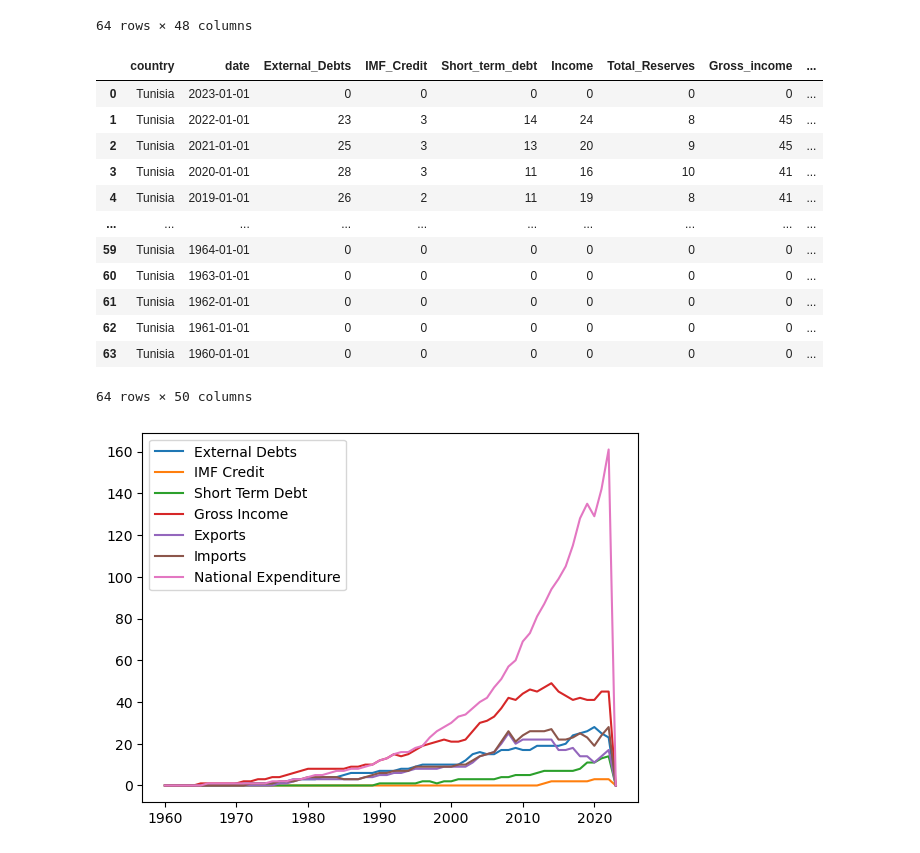
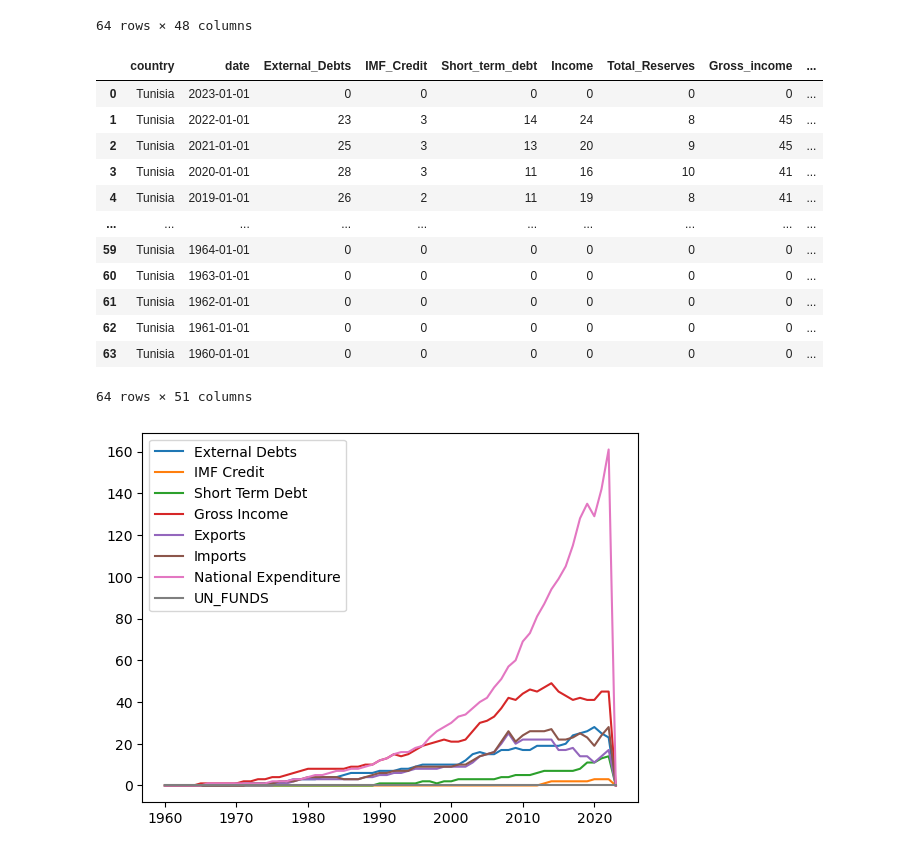
Before and after one commit to pullz6/Debt_Analysis, a Jupyter notebook: Getting-Debt-Stats-from-API.ipynb, the cells around one changed output. Drawn from its saved outputs; the diff is of its cells as text; code cells hidden in the pictures.

Commit message:
Final plotting

```diff
--- a/Getting-Debt-Stats-from-API.ipynb
+++ b/Getting-Debt-Stats-from-API.ipynb
@@ -152,10 +152,10 @@ indicators = {"DT.DOD.DLXF.CD": "External_Debts",
               "DT.NFL.WFPG.CD":"WFP",
               "DT.NFL.WHOL.CD":"WHO",
               "DT.NFL.WITC.CD":"WTO-ITC",
-              "BM.GSR.MRCH.CD":"Goods imports",
-              "BM.GSR.NFSV.CD":"Service imports",
-              "BX.GSR.MRCH.CD":"Goods exports",
-              "BX.GSR.NFSV.CD":"Service exports",
+              "BM.GSR.MRCH.CD":"Goods_imports",
+              "BM.GSR.NFSV.CD":"Service_imports",
+              "BX.GSR.MRCH.CD":"Goods_exports",
+              "BX.GSR.NFSV.CD":"Service_exports",
               "TM.VAL.AGRI.ZS.UN":"Agri_raw_materials_imports",
               "TM.VAL.FOOD.ZS.UN":"Food_imports",
               "TM.VAL.FUEL.ZS.UN":"Fuel_imports",
@@ -230,6 +230,8 @@ df['UNWTO'] = df['UNWTO'].apply(formatNum)
 df['WFP'] = df['WFP'].apply(formatNum)
 df['WHO'] = df['WHO'].apply(formatNum)
 df['WTO-ITC'] = df['WTO-ITC'].apply(formatNum)
+
+df['UN_FUNDS'] = df['SDGFUND']+df['SPRP']+df['UNAIDS']+df['UNCDF']+df['UNICEF']+df['UNHCR']+df['UNCTAD']+df['UNCOVID']+df['UNDP']+df['UNECE']+df['UNEP']+df['UNFPA']+df['UNIDIR']+df['UNRWA']+df['UNTA']+df['UNWOMEN']+df['UNWTO']+df['WFP']+df['WHO']+df['WTO-ITC']
 # %%
 df
 # %% [output]
@@ -245,17 +247,18 @@ df
 | 61 | Tunisia | 1962-01-01 | 0 | 0 | 0 | 0 | 0 | 0 | ... |
 | 62 | Tunisia | 1961-01-01 | 0 | 0 | 0 | 0 | 0 | 0 | ... |
 | 63 | Tunisia | 1960-01-01 | 0 | 0 | 0 | 0 | 0 | 0 | ... |
-64 rows × 50 columns
+64 rows × 51 columns
 # %%
 plt.figure()
 plt.plot(df['date'],df['External_Debts'],label='External Debts')
 plt.plot(df['date'],df['IMF_Credit'],label='IMF Credit')
 plt.plot(df['date'],df['Short_term_debt'],label='Short Term Debt')
 plt.plot(df['date'],df['Gross_income'],label='Gross Income')
 plt.plot(df['date'],df['Exports'],label='Exports')
 plt.plot(df['date'],df['Imports'],label='Imports')
 plt.plot(df['date'],df['National_Expenditure'],label='National Expenditure')
+plt.plot(df['date'],df['UN_FUNDS'],label='UN_FUNDS')
 plt.legend()
 plt.show()
 # %% [output]
-[figure, old version]
+[figure, new version]
```
Also changed, not shown: parts of 9 cells of this notebook.
